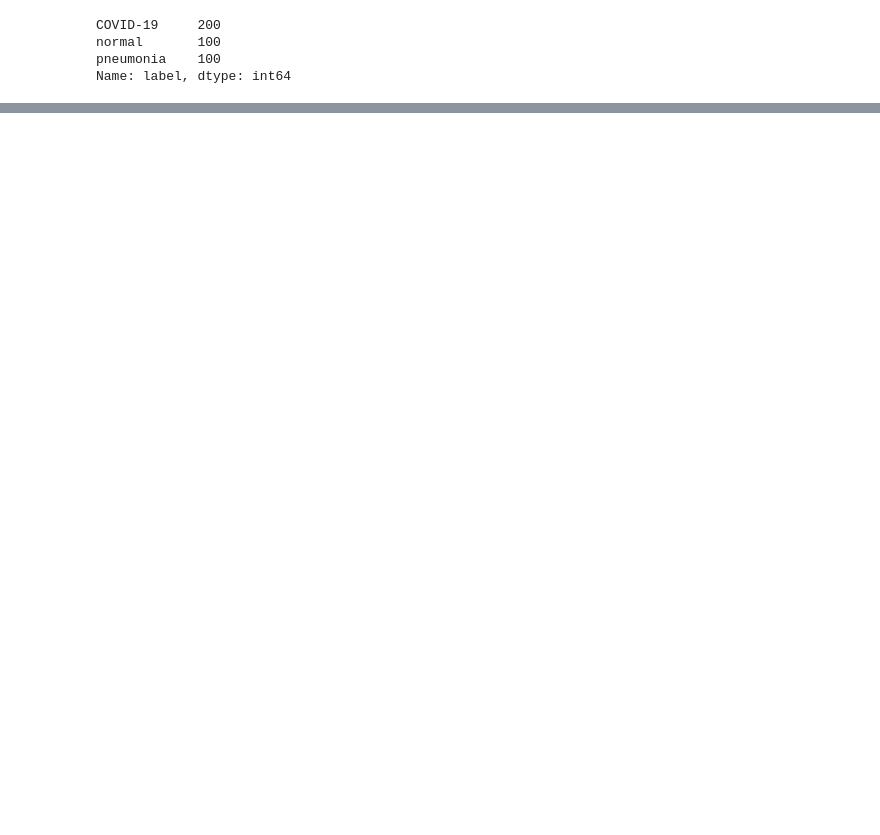
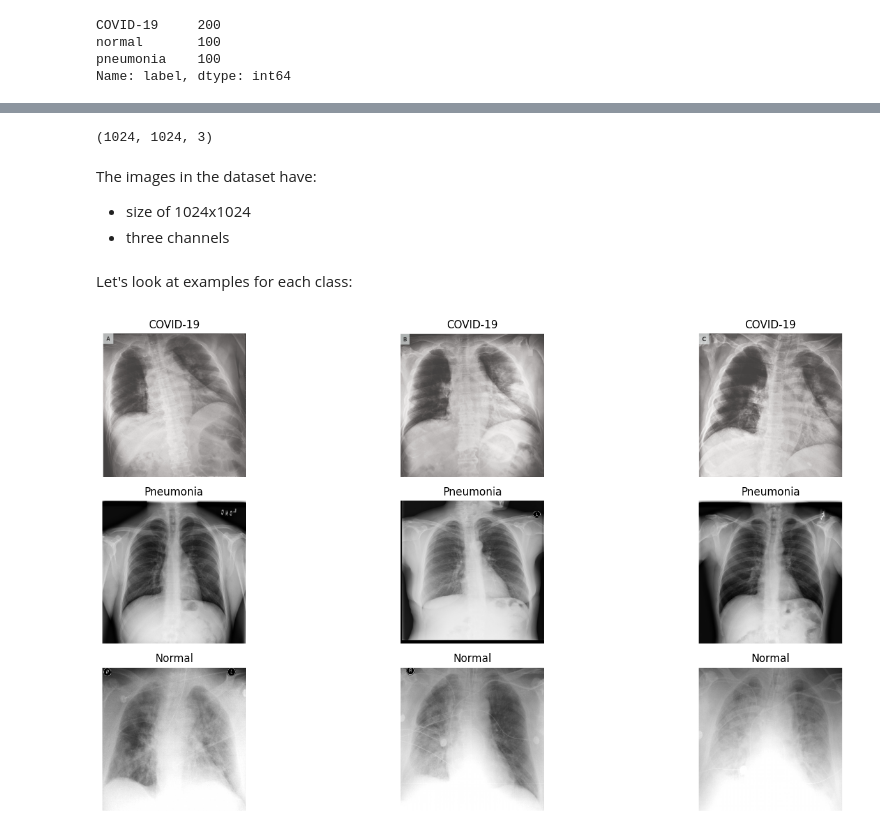
Before and after one commit to giocoal/CXR-ACGAN-chest-xray-generator-covid19-pneumonia, a Jupyter notebook: 2. Image Classification Notebook/1. Exploration/2.1 Data exploration.ipynb, the cells around one changed output, grey strips where cells are left out. Cells and saved outputs as stored; diff of their text form; code cells hidden in the pictures; blank space fills up the shorter version.

```diff
--- a/2. Image Classification Notebook/1. Exploration/2.1 Data exploration.ipynb
+++ b/2. Image Classification Notebook/1. Exploration/2.1 Data exploration.ipynb
@@ -184,0 +196,47 @@ Name: label, dtype: int64
+# %%
+im.shape
+# %% [output]
+(1024, 1024, 3)
+# %% [markdown]
+The images in the dataset have:
+-   size of 1024x1024
+-   three channels
+# %% [markdown]
+Let's look at examples for each class:
+# %%
+IMG_SIZE = 300
+fig, axs = plt.subplots(3, 3, figsize=(16,8))
+
+COVID19_sample = train_label[train_label["label"] == "COVID-19"]["img_path"].head(3).tolist()
+normal_sample = train_label[train_label["label"] == "normal"]["img_path"].head(3).tolist()
+pneumonia_sample = train_label[train_label["label"] == "pneumonia"]["img_path"].head(3).tolist()
+i = 0
+j = 0
+k = 0
+for idx, ax in enumerate(axs.flatten()):
+    if (idx < 3):
+        img = np.float32(cv2.imread(path+COVID19_sample[i])/255)
+        img = cv2.resize(img, (IMG_SIZE, IMG_SIZE))
+        ax.imshow(img)
+        ax.axis("off")
+        ax.set_title("COVID-19")
+        i+=1
+    elif (idx > 2 and idx < 6):
+        img = np.float32(cv2.imread(path+normal_sample[j])/255)
+        img = cv2.resize(img, (IMG_SIZE, IMG_SIZE))
+        ax.imshow(img)
+        ax.axis("off")
+        ax.set_title("Pneumonia")
+        j+=1
+    else:
+        img = np.float32(cv2.imread(path+pneumonia_sample[k])/255)
+        img = cv2.resize(img, (IMG_SIZE, IMG_SIZE))
+        ax.imshow(img)
+        ax.axis("off")
+        ax.set_title("Normal")
+        k+=1
+
+plt.tight_layout()
+plt.show()
+# %% [output]
+[figure, added]
```
Also changed, not shown: parts of 34 cells of this notebook, 6 other files.
